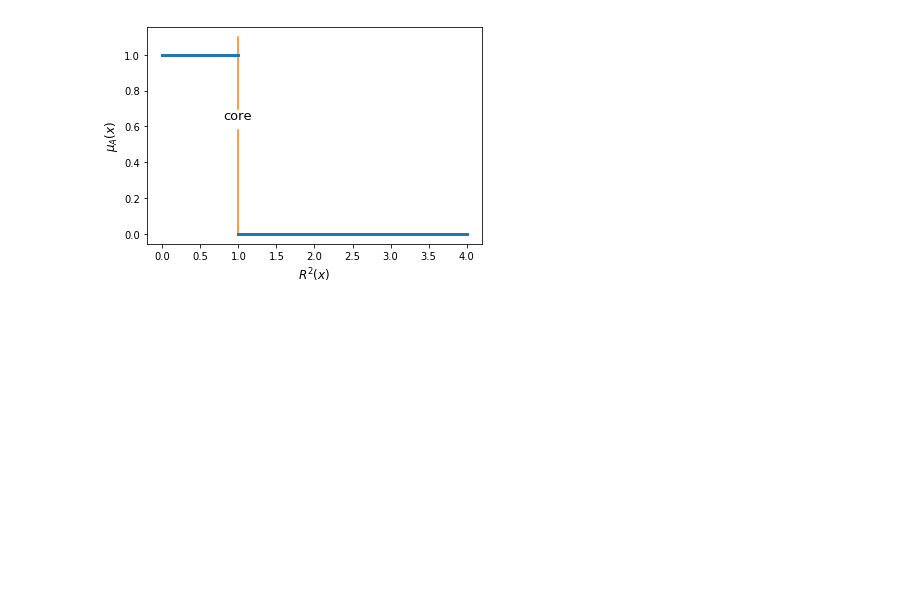
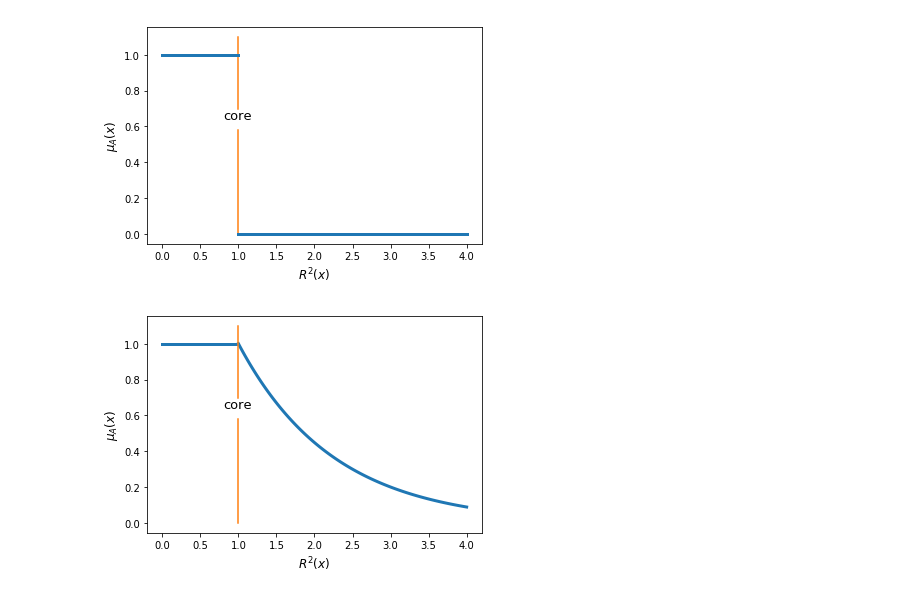
Before and after one commit to lucacrm/fuzzysets, a Jupyter notebook: Tesi/figure/grafici_tesi.ipynb, the cells around one changed output. Saved outputs shown, nothing was run; the diff lists cells and outputs as text; code cells hidden in the pictures; blank space fills up the shorter version.

```diff
--- a/Tesi/figure/grafici_tesi.ipynb
+++ b/Tesi/figure/grafici_tesi.ipynb
@@ -525,2 +521,25 @@ plt.savefig("fuzzification21.pdf", bbox_inches = 'tight', pad_inches = 0)
 # %% [output]
 [figure]
+# %%
+fig = plt.figure(figsize=(6,4))
+def e(x):
+    r = math.exp(-0.8*(x-1))
+    return r
+x=[1,1.5,2,3]
+plt.plot([0,1],[1,1],color=c1,linewidth=3)
+#plt.plot([4.25,5],[0,0],color=c1,linewidth=3)
+
+#plt.scatter(1.5,e(1.5),c=c2, marker='o')
+x=np.linspace(1,4,100)
+y=np.array(map(e,x))
+plt.plot(x,y,color=c1,linewidth=3)
+
+plt.plot([1,1],[1.1,0.7],color=c2,linewidth=1.5)
+plt.plot([1,1],[0.58,0],color=c2,linewidth=1.5)
+plt.text(0.8,0.64,"core", fontsize=13)
+
+plt.xlabel("$R^2(x)$", fontsize=12)
+plt.ylabel("$\mu_A(x)$", fontsize=12)
+plt.savefig("fuzzification17.pdf", bbox_inches = 'tight', pad_inches = 0)
+# %% [output]
+[figure, added]
```
Also changed, not shown: parts of 6 cells of this notebook, 21 other files.
